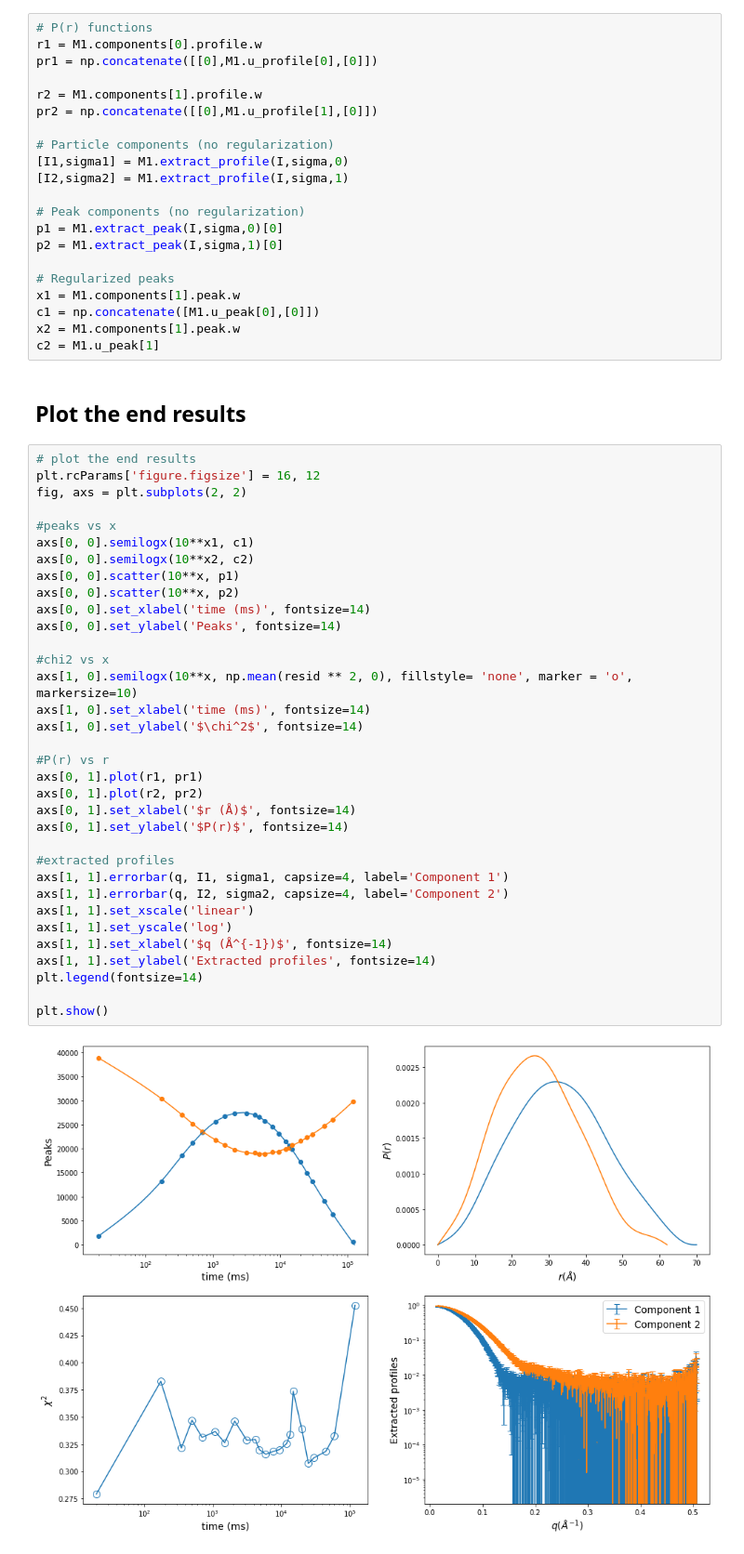
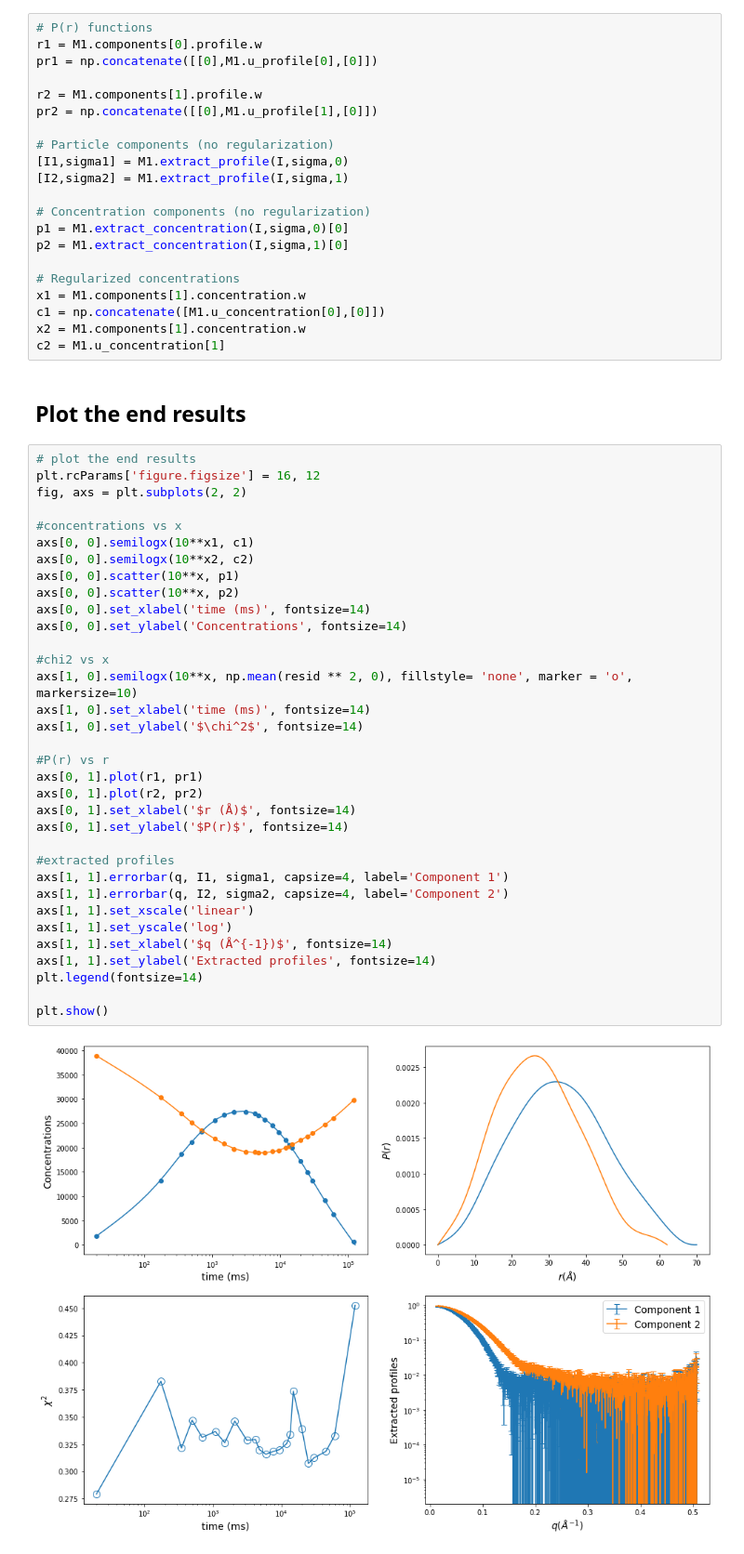
Before and after one commit to ando-lab/regals, a Jupyter notebook: demo/MsbA_time_resolved.ipynb, the cells around one changed output. Shown at 93% size. Cells and saved outputs as stored; diff of their text form.

Commit message:
changed "peak" to "concentration" everywhere
Tested demos (both matlab and python), and everything still works.

```diff
--- a/demo/MsbA_time_resolved.ipynb
+++ b/demo/MsbA_time_resolved.ipynb
@@ -107,15 +107,15 @@ pr2 = np.concatenate([[0],M1.u_profile[1],[0]])
 [I1,sigma1] = M1.extract_profile(I,sigma,0)
 [I2,sigma2] = M1.extract_profile(I,sigma,1)
 
-# Peak components (no regularization)
-p1 = M1.extract_peak(I,sigma,0)[0]
-p2 = M1.extract_peak(I,sigma,1)[0]
+# Concentration components (no regularization)
+p1 = M1.extract_concentration(I,sigma,0)[0]
+p2 = M1.extract_concentration(I,sigma,1)[0]
 
-# Regularized peaks
-x1 = M1.components[1].peak.w
-c1 = np.concatenate([M1.u_peak[0],[0]])
-x2 = M1.components[1].peak.w
-c2 = M1.u_peak[1]
+# Regularized concentrations
+x1 = M1.components[1].concentration.w
+c1 = np.concatenate([M1.u_concentration[0],[0]])
+x2 = M1.components[1].concentration.w
+c2 = M1.u_concentration[1]
 # %% [markdown]
 ## Plot the end results
 # %%
@@ -123,34 +123,34 @@ c2 = M1.u_peak[1]
 plt.rcParams['figure.figsize'] = 16, 12
 fig, axs = plt.subplots(2, 2)
 
-#peaks vs x
+#concentrations vs x
 axs[0, 0].semilogx(10**x1, c1)
 axs[0, 0].semilogx(10**x2, c2)
 axs[0, 0].scatter(10**x, p1)
 axs[0, 0].scatter(10**x, p2)
 axs[0, 0].set_xlabel('time (ms)', fontsize=14)
-axs[0, 0].set_ylabel('Peaks', fontsize=14)
+axs[0, 0].set_ylabel('Concentrations', fontsize=14)
 
 #chi2 vs x
 axs[1, 0].semilogx(10**x, np.mean(resid ** 2, 0), fillstyle= 'none', marker = 'o', markersize=10)
 axs[1, 0].set_xlabel('time (ms)', fontsize=14)
 axs[1, 0].set_ylabel('$\chi^2$', fontsize=14)
 
 #P(r) vs r
 axs[0, 1].plot(r1, pr1)
 axs[0, 1].plot(r2, pr2)
 axs[0, 1].set_xlabel('$r (Å)$', fontsize=14)
 axs[0, 1].set_ylabel('$P(r)$', fontsize=14)
 
 #extracted profiles
 axs[1, 1].errorbar(q, I1, sigma1, capsize=4, label='Component 1')
 axs[1, 1].errorbar(q, I2, sigma2, capsize=4, label='Component 2')
 axs[1, 1].set_xscale('linear')
 axs[1, 1].set_yscale('log')
 axs[1, 1].set_xlabel('$q (Å^{-1})$', fontsize=14)
 axs[1, 1].set_ylabel('Extracted profiles', fontsize=14)
 plt.legend(fontsize=14)
 
 plt.show()
 # %% [output]
-[figure, old version]
+[figure, new version]
```
Also changed, not shown: parts of 2 cells of this notebook, 16 other files.
